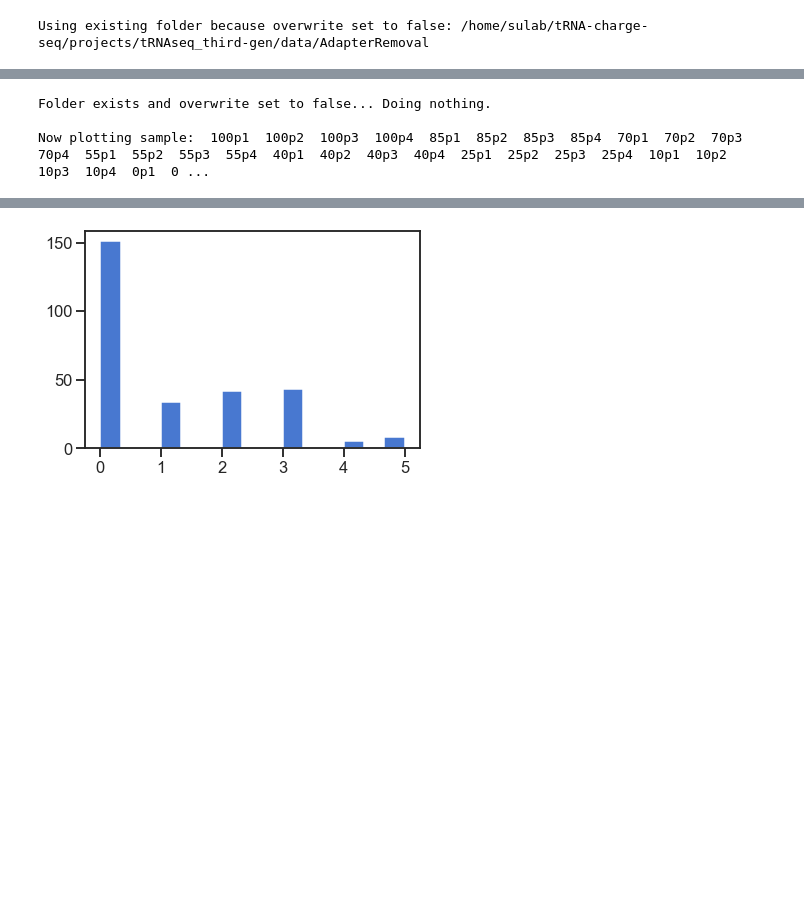
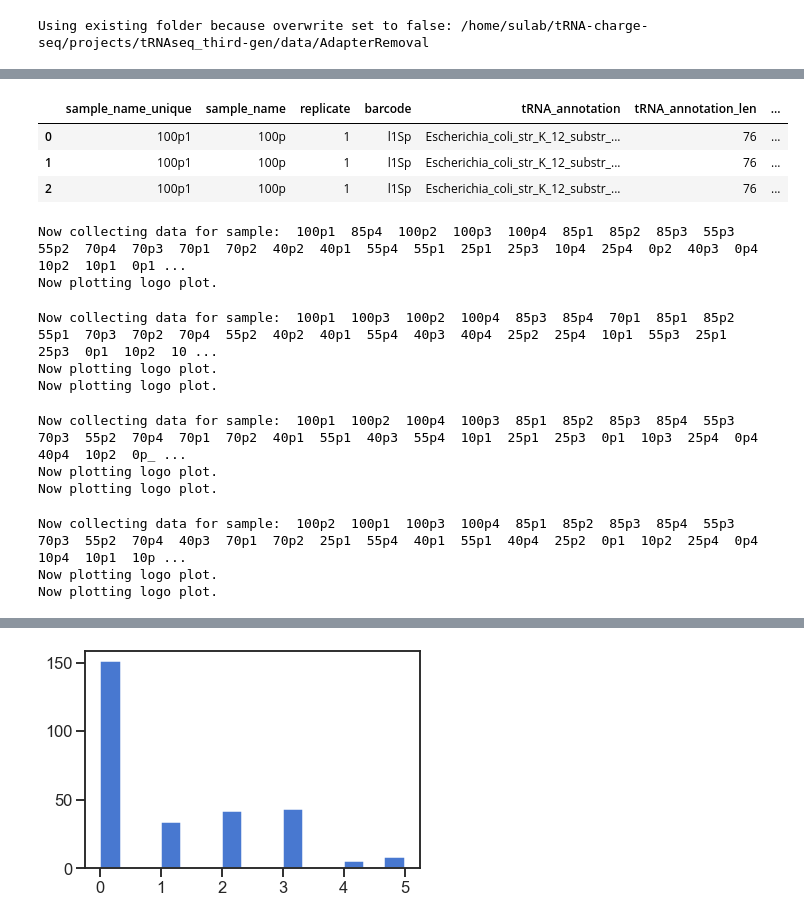
Before and after one commit to krdav/tRNA-charge-seq, a Jupyter notebook: projects/tRNAseq_third-gen/process_data_full.ipynb, the cells around one changed output, grey strips where cells are left out. Saved outputs shown, nothing was run; the diff lists cells and outputs as text; code cells hidden in the pictures; blank space fills up the shorter version.

```diff
--- a/projects/tRNAseq_third-gen/process_data_full.ipynb
+++ b/projects/tRNAseq_third-gen/process_data_full.ipynb
@@ -130,7 +129,6 @@ Using existing folder because overwrite set to false: /home/sulab/tRNA-charge-se
 # Split files based on barcodes:
 BCsplit_obj = BC_split(dir_dict, sample_df, inp_file_df)
 BC_dir_abs = BCsplit_obj.make_dir(overwrite=False)
-# sample_df, inp_file_df = BCsplit_obj.run_serial()
-sample_df, inp_file_df = BCsplit_obj.run_parallel(n_jobs=12, overwrite=False)
+sample_df, inp_file_df = BCsplit_obj.run_parallel(n_jobs=12, load_previous=True)
 # %% [output]
 Using existing folder because overwrite set to false: /home/sulab/tRNA-charge-seq/projects/tRNAseq_third-gen/data/BC_split
@@ -167,8 +166,7 @@ if False:
 # attempt to merge possible UMI duplicates.
 UMItrim_obj = UMI_trim(dir_dict, sample_df)
 UMI_dir_abs = UMItrim_obj.make_dir(overwrite=False)
-# sample_df = UMItrim_obj.run_serial()
-sample_df = UMItrim_obj.run_parallel(n_jobs=12, overwrite=False)
+sample_df = UMItrim_obj.run_parallel(n_jobs=12, load_previous=True)
 sample_df.head(3)
 # %% [output]
 Using existing folder because overwrite set to false: /home/sulab/tRNA-charge-seq/projects/tRNAseq_third-gen/data/UMI_trimmed
@@ -179,9 +178,8 @@ Using existing folder because overwrite set to false: /home/sulab/tRNA-charge-se
 # %%
 ### Align reads to database of reference tRNAs ###
 align_obj = SWIPE_align(dir_dict, tRNA_database, sample_df, SWIPE_score_mat, gap_penalty=6, extension_penalty=1, min_score_align=20, common_seqs=common_seqs)
-align_dir_abs = align_obj.make_dir(overwrite=True)
-# sample_df = align_obj.run_serial(dry_run=False, verbose=False, overwrite=False)
-sample_df = align_obj.run_parallel(n_jobs=6, overwrite=True)
+align_dir_abs = align_obj.make_dir(overwrite=False)
+sample_df = align_obj.run_parallel(n_jobs=6, overwrite=False)
 sample_df.head(3)
 # %% [output]
 Using common sequences to prevent duplicated alignment.
@@ -195,8 +194,7 @@ Collecting alignment statistics, from sample:  100p1  100p2  85p2  100p4  100p3
 ### Collect alignment statistics ###
 stats_obj = STATS_collection(dir_dict, tRNA_data, sample_df, common_seqs=common_seqs)
 stats_dir_abs = stats_obj.make_dir(overwrite=True)
-# stats_df = stats_obj.run_serial()
-stats_df = stats_obj.run_parallel(n_jobs=6)
+stats_df = stats_obj.run_parallel(n_jobs=4)
 # The dataframe returned is the "ALL_stats_aggregate_filtered.csv"
 # which is the aggregated data filtered to contain only the
 # most relevant columnns and requiring the 3' must be covered
@@ -212,3 +210,7 @@ Collecting stats from:  100p1  100p2  100p3  85p1  100p4  85p2  70p4  70p2  85p4
+|  | sample_name_unique | sample_name | replicate | barcode | tRNA_annotation | tRNA_annotation_len | ... |
+| 0 | 100p1 | 100p | 1 | l1Sp | Escherichia_coli_str_K_12_substr_... | 76 | ... |
+| 1 | 100p1 | 100p | 1 | l1Sp | Escherichia_coli_str_K_12_substr_... | 76 | ... |
+| 2 | 100p1 | 100p | 1 | l1Sp | Escherichia_coli_str_K_12_substr_... | 76 | ... |
 # %%
 ### Generate standard tRNAseq data plots ###
 plot_obj = TRNA_plot(dir_dict, sample_df, pull_default=True)
@@ -235,8 +237,30 @@ plotting_dir_abs = plot_obj.make_dir(overwrite=False)
 #plot_obj.plot_coverage(compartment='cyto', plot_type='behrens', aa_norm=False, plot_name='cov_plot_cyto_behrens')
 #plot_obj.plot_coverage(compartment='mito', plot_type='behrens', aa_norm=False, plot_name='cov_plot_mito_behrens')
 #plot_obj.plot_coverage(compartment='cyto', plot_type='needle', aa_norm=False, #plot_name='cov_plot_cyto_needle_100p', sample_list=['100p1', '100p2', '100p3', '100p4'])
-plot_obj.plot_coverage(compartment='cyto', plot_type='behrens', y_norm=True, plot_name='cov_plot_cyto_behrens_norm')
+#plot_obj.plot_coverage(compartment='cyto', plot_type='behrens', y_norm=True, plot_name='cov_plot_cyto_behrens_norm')
-# %% [output]
-Folder exists and overwrite set to false... Doing nothing.
-
-Now plotting sample:  100p1  100p2  100p3  100p4  85p1  85p2  85p3  85p4  70p1  70p2  70p3  70p4  55p1  55p2  55p3  55p4  40p1  40p2  40p3  40p4  25p1  25p2  25p3  25p4  10p1  10p2  10p3  10p4  0p1  0 ...
+# %%
+plot_obj.plot_UMI_logo(n_jobs=8)
+# %% [output]
+Now collecting data for sample:  100p1  85p4  100p2  100p3  100p4  85p1  85p2  85p3  55p3  55p2  70p4  70p3  70p1  70p2  40p2  40p1  55p4  55p1  25p1  25p3  10p4  25p4  0p2  40p3  0p4  10p2  10p1  0p1 ...
+Now plotting logo plot.
+# %%
+plot_obj.plot_non_temp(end='5p', plot_name='_5p-non-template_logo', \
+                       seq_len_percentile=99, n_jobs=8)
+# %% [output]
+Now collecting data for sample:  100p1  100p3  100p2  100p4  85p3  85p4  70p1  85p1  85p2  55p1  70p3  70p2  70p4  55p2  40p2  40p1  55p4  40p3  40p4  25p2  25p4  10p1  55p3  25p1  25p3  0p1  10p2  10 ...
+Now plotting logo plot.
+Now plotting logo plot.
+# %%
+plot_obj.plot_non_temp(end='3p', plot_name='_3p-non-template_logo', \
+                       seq_len_percentile=99.9, n_jobs=8)
+# %% [output]
+Now collecting data for sample:  100p1  100p2  100p4  100p3  85p1  85p2  85p3  85p4  55p3  70p3  55p2  70p4  70p1  70p2  40p1  55p1  40p3  55p4  10p1  25p1  25p3  0p1  10p3  25p4  0p4  40p4  10p2  0p_ ...
+Now plotting logo plot.
+Now plotting logo plot.
+# %%
+plot_obj.plot_non_temp(end='3p', plot_name='_3p-non-template_3p-cover_logo', \
+                       seq_len_percentile=99.9, _3p_cover=True, n_jobs=8)
+# %% [output]
+Now collecting data for sample:  100p2  100p1  100p3  100p4  85p1  85p2  85p3  85p4  55p3  70p3  55p2  70p4  40p3  70p1  70p2  25p1  55p4  40p1  55p1  40p4  25p2  0p1  10p2  25p4  0p4  10p4  10p1  10p ...
+Now plotting logo plot.
+Now plotting logo plot.
```
Also changed, not shown: parts of 26 cells of this notebook.
